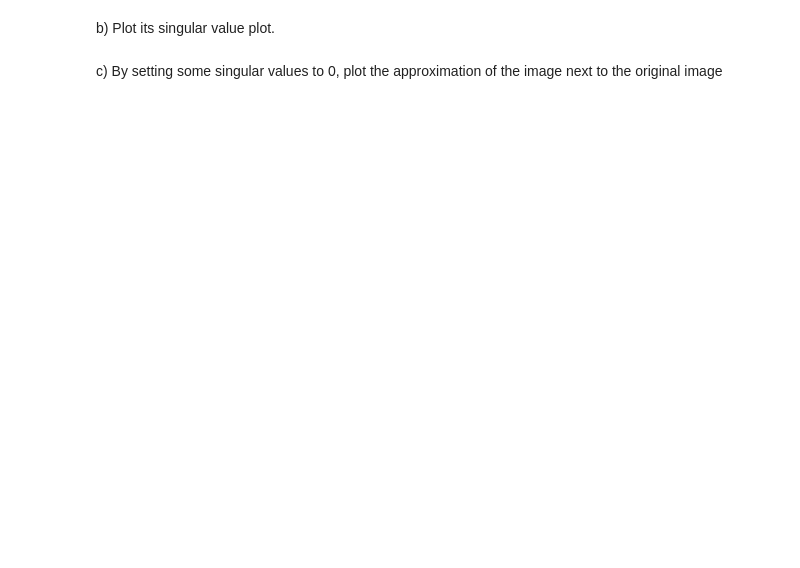
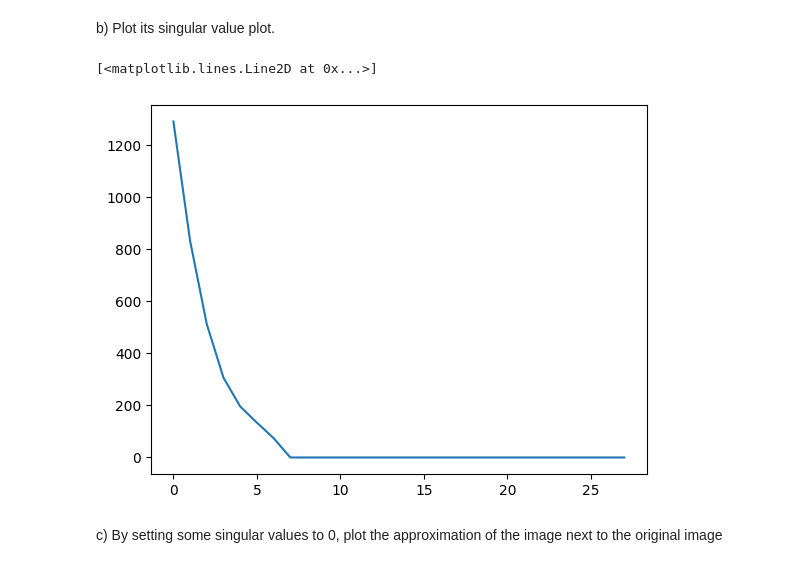
Before and after one commit to TristanLee187/Data-Science-Fundamentals, a Jupyter notebook: lecture_10/worksheet_10.ipynb, the cells around one changed output. Drawn from its saved outputs; the diff is of its cells as text; code cells hidden in the pictures; blank space fills up the shorter version.

```diff
--- a/lecture_10/worksheet_10.ipynb
+++ b/lecture_10/worksheet_10.ipynb
@@ -325,4 +335,10 @@ X, y = fetch_openml(name="mnist_784", version=1, return_X_y=True, as_frame=False
 # %% [markdown]
 b) Plot its singular value plot.
+# %%
+u,s,vt=np.linalg.svd(digit,full_matrices=False)
+plt.plot(s)
+# %% [output]
+[<matplotlib.lines.Line2D at 0x...>]
+[figure, added]
 # %% [markdown]
 c) By setting some singular values to 0, plot the approximation of the image next to the original image
```
Also changed, not shown: parts of 21 cells of this notebook.
